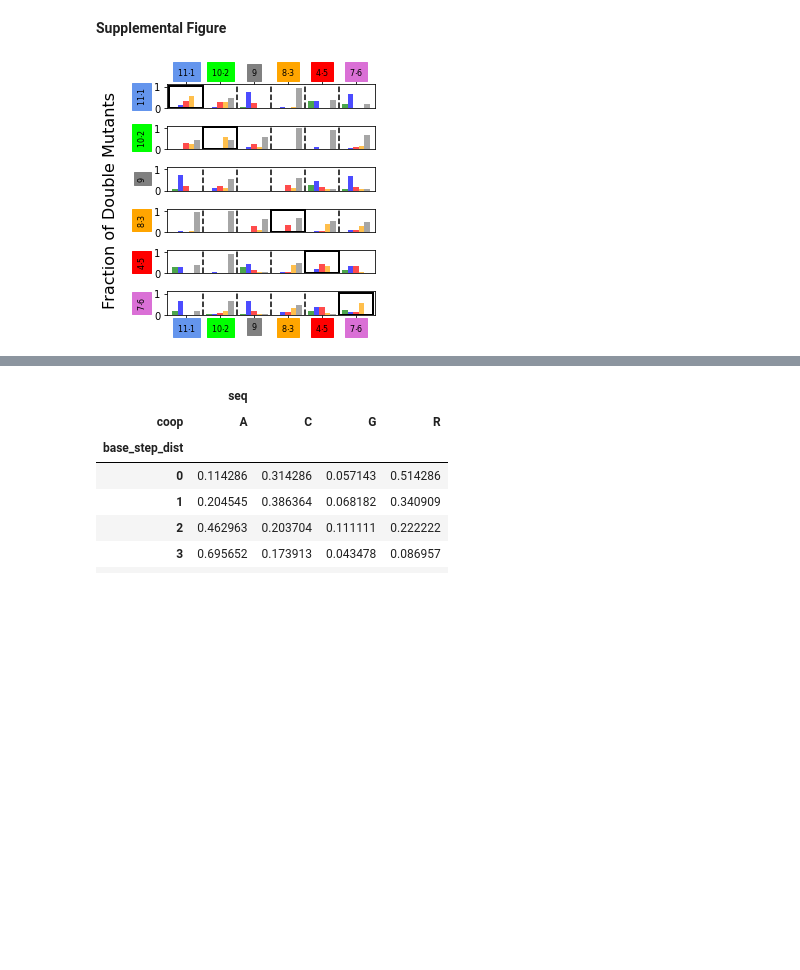
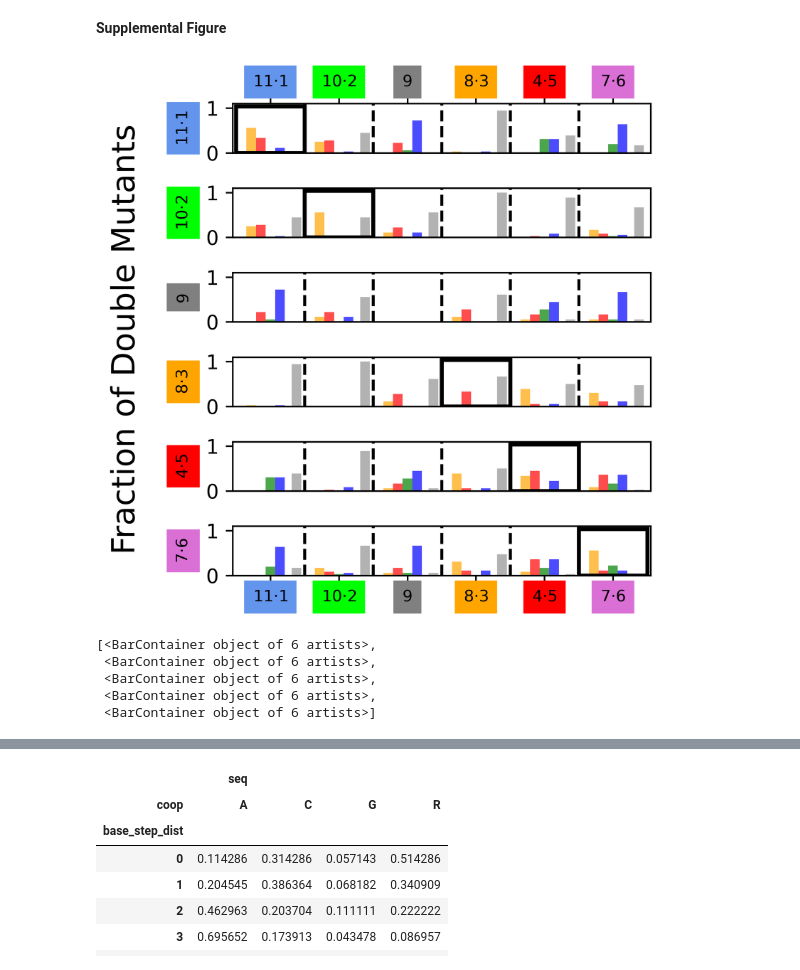
Before and after one commit to jshin029-github/11ntR_architecture, a Jupyter notebook: dG_and_ddG_analysis.ipynb, the cells around one changed output, grey strips where cells are left out. Drawn from its saved outputs; the diff is of its cells as text; code cells hidden in the pictures; blank space fills up the shorter version.

Commit message:
Add files via upload
Updated plot for Fig 5C

```diff
--- a/dG_and_ddG_analysis.ipynb
+++ b/dG_and_ddG_analysis.ipynb
@@ -1208,7 +1208,7 @@ __Supplemental Figure__
 
 # plt.show()
 # %%
-fig,axes = plt.subplots(nrows=6,ncols=1,figsize=(4,4),facecolor='w',sharex=True,sharey=True)
+fig,axes = plt.subplots(nrows=6,ncols=1,figsize=(4,4),facecolor='w',sharex=True,sharey=True,dpi=600)
 
 bps = [[11,1],[10,2],[9,0],[8,3],[4,5],[7,6]]
 bp_dict = {11:r'11$\cdot$1',
@@ -1254,10 +1254,17 @@ for offset,(bp,ax,color) in enumerate(zip(bps,axes,
     pivot_data.loc[list(set(('L','G','A','C','R')) - set(pivot_data.columns))] = np.NaN
     pivot_data = pd.concat((pivot_data,pd.DataFrame(index=list(set(bp_list)-set(pivot_data.index)))))
 
-    pivot_data.loc[bp_list,['G','A','C','R','L']].apply(
+    bar_container = pivot_data.loc[bp_list,['R','C','G','A','L']].apply(
         lambda s:s/np.nansum(s),axis=1).plot(
-        kind='bar',color=['green','blue','red','orange','gray'],alpha=0.7,
-        legend=False,ax=ax,width=.8)
+        kind='bar',color=['orange','red','green','blue','gray'],alpha=0.7,
+        legend=False,ax=ax,width=.7)
+
+    bar_groups = bar_container.containers
+
+    for bar in bar_groups[-1]:
+        x_pos = bar.get_x()
+        bar.set_x(x_pos+.1)
+        bar.set_alpha(0.6)
 
     ax.tick_params(labelbottom=False,bottom=False)
     ax.set_xlabel('')
@@ -1271,32 +1278,41 @@ for offset,(bp,ax,color) in enumerate(zip(bps,axes,
 #         ax.add_patch(mpatches.Rectangle((offset-1-.3,0),.6,1.04,fill=False,
 #                                         edgecolor='gray',linewidth=2,zorder=np.inf))
     ax.yaxis.set_label_coords(-0.1,0.5)
 
     ax.set_ylim((0,1.1))
 
     ax.vlines(np.arange(5)+0.5,*ax.get_ylim(),color='k',linestyle='--')
+
 
 ax.tick_params(labelbottom=True,bottom=True)
 ax.set_xticklabels(ax.get_xticklabels(),rotation=0,fontsize=8)
 
 ax.set_xlim(-0.55,5.55)
 
 axes[0].tick_params(labeltop=True,top=True)
 axes[0].set_xticklabels(ax.get_xticklabels(),rotation=0,fontsize=8)
 
 for l1,l2,color in zip(ax.xaxis.get_ticklabels(),
                        axes[0].xaxis.get_ticklabels(),
                        ['cornflowerblue','lime','gray','orange','red','orchid']):
     l1.set_bbox({'ec':color,'fc':color})
     l2.set_bbox({'ec':color,'fc':color})
 
 
 
 fig.supylabel('Fraction of Double Mutants',fontsize=16)
 
 plt.tight_layout()
-plt.savefig('Figures/cooperativity_fractions.svg',dpi=600)
+# plt.savefig('Figures/cooperativity_fractions.svg',dpi=600)
 
 plt.show()
 # %% [output]
-[figure, old version]
+[figure, new version]
+# %%
+bar_groups
+# %% [output]
+[<BarContainer object of 6 artists>,
+ <BarContainer object of 6 artists>,
+ <BarContainer object of 6 artists>,
+ <BarContainer object of 6 artists>,
+ <BarContainer object of 6 artists>]
```
Also changed, not shown: parts of 1 cell of this notebook.
